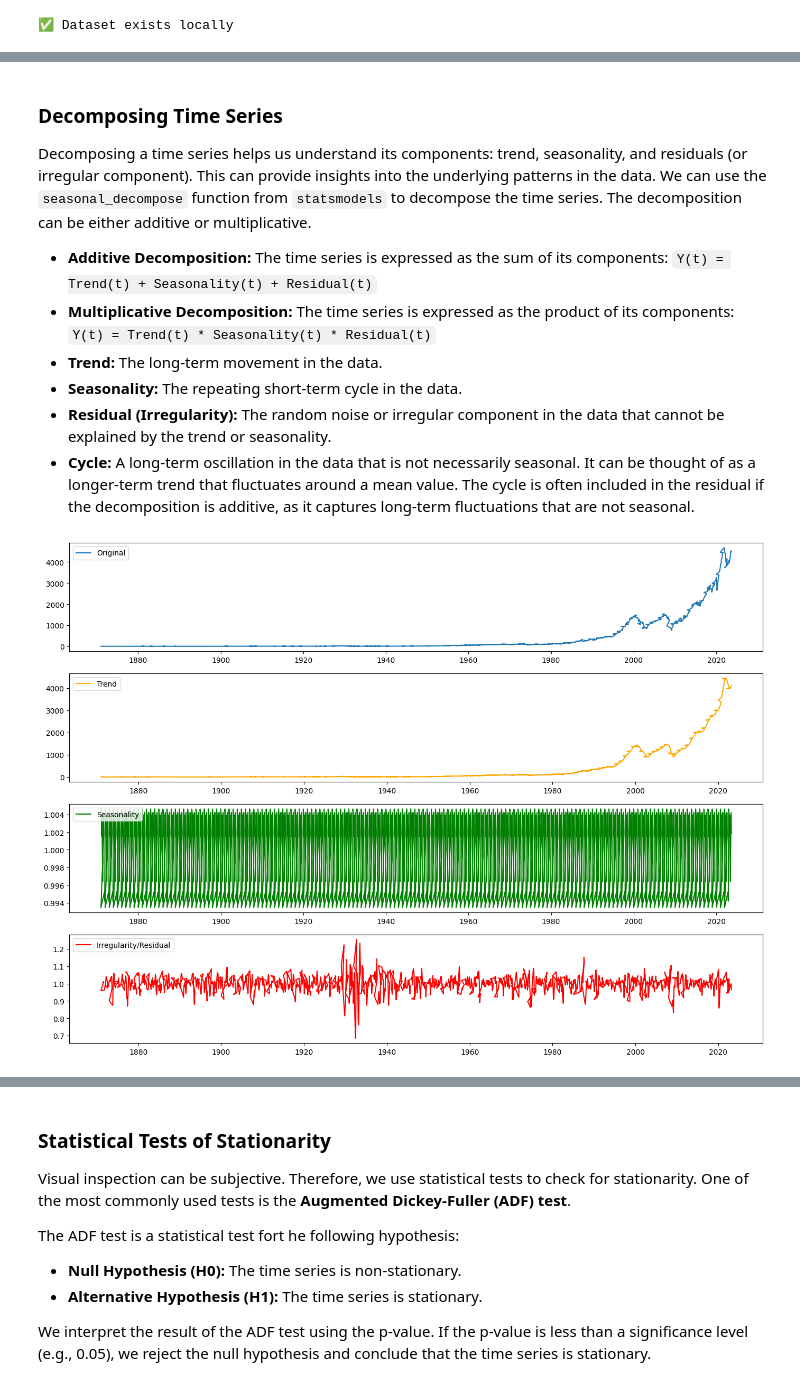
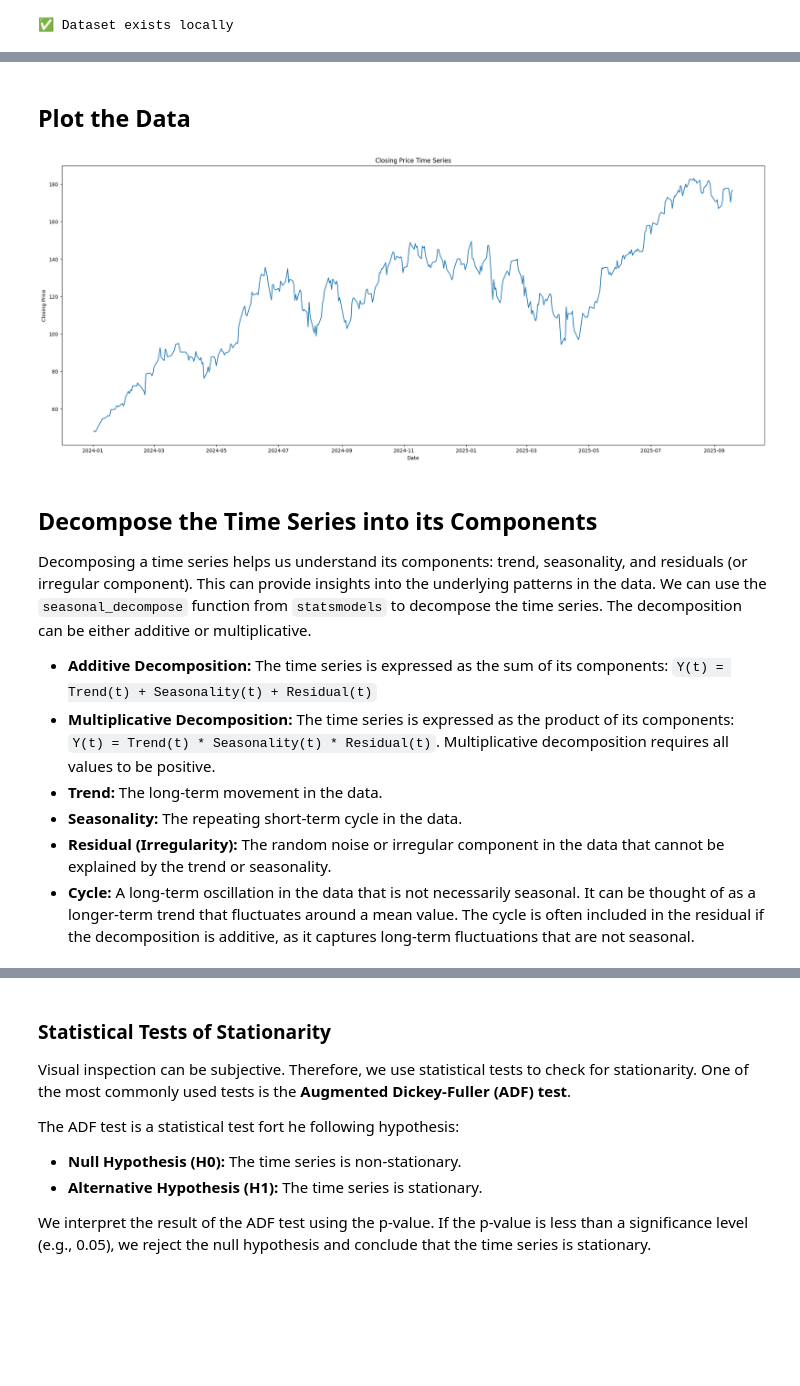
Before and after one commit to course-files/TimeSeriesForecastingandNeuralNetworks, a Jupyter notebook: 2_stationarizing_time_series_data.ipynb, the cells around one changed output, grey strips where cells are left out. Cells and saved outputs as stored; diff of their text form; code cells hidden in the pictures; blank space fills up the shorter version.

```diff
--- a/2_stationarizing_time_series_data.ipynb
+++ b/2_stationarizing_time_series_data.ipynb
@@ -123,35 +239,21 @@ plt.show()
+# %% [markdown]
+## Plot the Data
+# %%
+plt.figure(figsize=(25, 10))
+plt.plot(data["Close"])
+plt.title(f"Closing Price Time Series")
+plt.xlabel("Date")
+plt.ylabel("Closing Price")
+plt.show()
+# %% [output]
+[figure, added]
 # %% [markdown]
-### Decomposing Time Series
+## Decompose the Time Series into its Components
 Decomposing a time series helps us understand its components: trend, seasonality, and residuals (or irregular component). This can provide insights into the underlying patterns in the data.
 We can use the `seasonal_decompose` function from `statsmodels` to decompose the time series. The decomposition can be either additive or multiplicative.
 - **Additive Decomposition:** The time series is expressed as the sum of its components: `Y(t) = Trend(t) + Seasonality(t) + Residual(t)`
-- **Multiplicative Decomposition:** The time series is expressed as the product of its components: `Y(t) = Trend(t) * Seasonality(t) * Residual(t)`
+- **Multiplicative Decomposition:** The time series is expressed as the product of its components: `Y(t) = Trend(t) * Seasonality(t) * Residual(t)`. Multiplicative decomposition requires all values to be positive.
 - **Trend:** The long-term movement in the data.
 - **Seasonality:** The repeating short-term cycle in the data.
 - **Residual (Irregularity):** The random noise or irregular component in the data that cannot be explained by the trend or seasonality.
 - **Cycle:** A long-term oscillation in the data that is not necessarily seasonal. It can be thought of as a longer-term trend that fluctuates around a mean value. The cycle is often included in the residual if the decomposition is additive, as it captures long-term fluctuations that are not seasonal.
-# %%
-import matplotlib.pyplot as plt
-from statsmodels.tsa.seasonal import seasonal_decompose
-
-# Decompose the time series (use model='additive' or 'multiplicative' as appropriate)
-decomposition = seasonal_decompose(time_series, model='multiplicative', period=12)
-
-# Plot the components
-plt.figure(figsize=(14, 10))
-plt.subplot(411)
-plt.plot(time_series, label='Original')
-plt.legend(loc='upper left')
-plt.subplot(412)
-plt.plot(decomposition.trend, label='Trend', color='orange')
-plt.legend(loc='upper left')
-plt.subplot(413)
-plt.plot(decomposition.seasonal, label='Seasonality', color='green')
-plt.legend(loc='upper left')
-plt.subplot(414)
-plt.plot(decomposition.resid, label='Irregularity/Residual', color='red')
-plt.legend(loc='upper left')
-plt.tight_layout()
-plt.show()
-# %% [output]
-[figure, removed]
```
Also changed, not shown: parts of 25 cells of this notebook, 1 other file.
